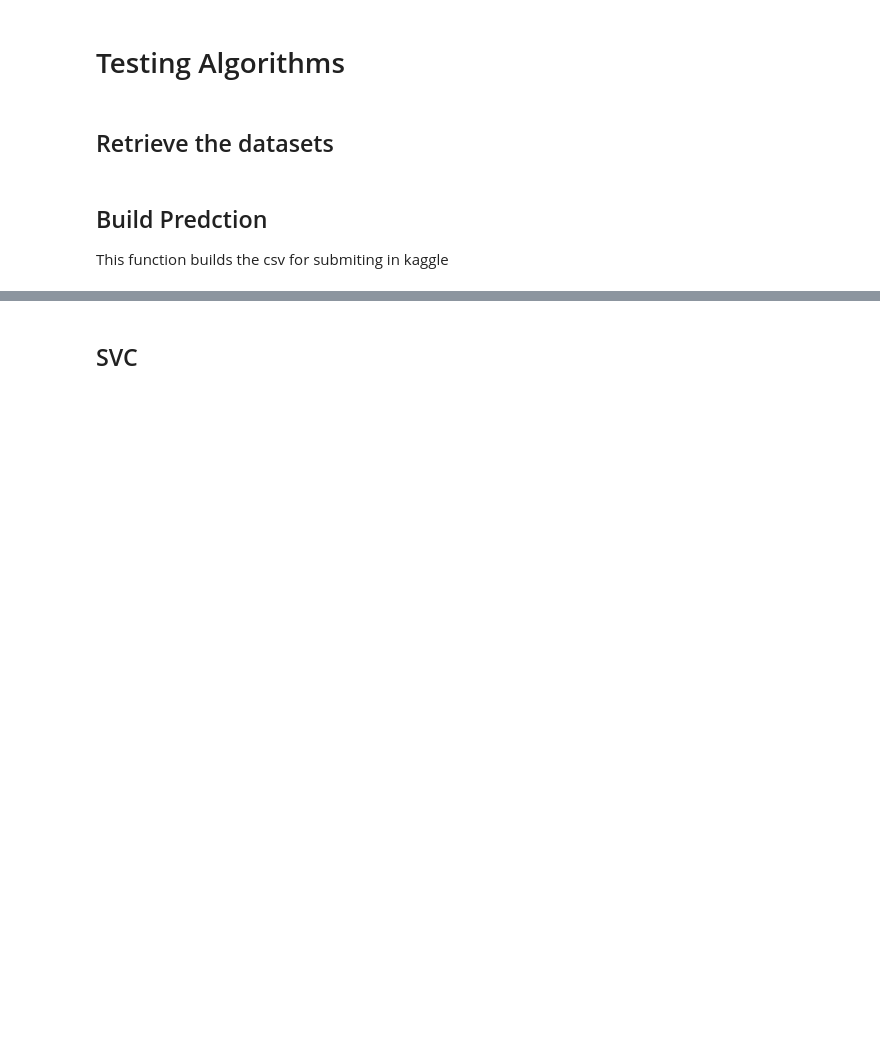
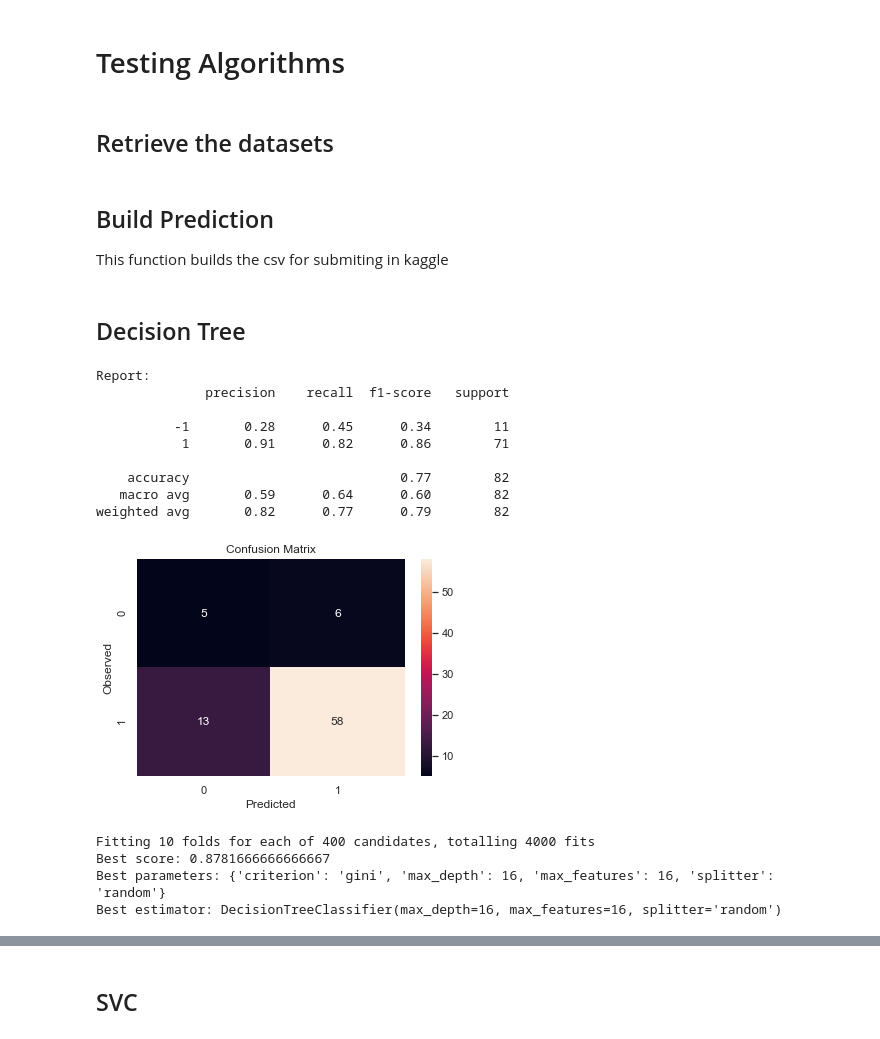
Before and after one commit to claramoreirag/FEUP-AC, a Jupyter notebook: testing.ipynb, the cells around one changed output, grey strips where cells are left out. Drawn from its saved outputs; the diff is of its cells as text; code cells hidden in the pictures; blank space fills up the shorter version.

Commit message:
added more classifiers

```diff
--- a/testing.ipynb
+++ b/testing.ipynb
@@ -6,7 +6,8 @@ import numpy as np
 import math
 import os
 import datetime
-import matplotlib as plt
+import matplotlib.pyplot as plt
+import seaborn as sb
 from sklearn.tree import DecisionTreeClassifier
 from sklearn.svm import SVC
 from sklearn.neighbors import KNeighborsClassifier
@@ -16,13 +17,15 @@ from sklearn.metrics import classification_report, confusion_matrix
 from sklearn.utils import resample
 from sklearn.preprocessing import StandardScaler
 pd.set_option('display.max_columns', 200)
+
+TEST = False
 # %% [markdown]
 ## Retrieve the datasets
 # %%
 test_data = pd.read_csv("./encoded_test.csv", na_values= ['?', 'NA', ''],sep= ',')
 train_data = pd.read_csv("./encoded_train.csv",na_values= ['?', 'NA', ''],sep=  ',')
 # %% [markdown]
-## Build Predction
+## Build Prediction
 This function builds the csv for submiting in kaggle
 # %%
 def build_prediction(pred):
@@ -42,7 +60,55 @@ labels = train_data['status'].values
 # %%
-#(X_train, X_test, y_train, y_test) = train_test_split(inputs, labels, test_size=0.25, random_state=1)
-X_train = train_data.drop(columns=['loan_id', 'status'])
-y_train = train_data['status'].values
+inputs = train_data.drop(columns=['loan_id', 'status'])
+labels = train_data['status'].values
 
-X_test = test_data.drop(columns=['loan_id', 'status'])
-y_test = test_data['status'].values
+if (TEST):
+    X_train = train_data.drop(columns=['loan_id', 'status'])
+    y_train = train_data['status'].values
+
+    X_test = test_data.drop(columns=['loan_id', 'status'])
+    y_test = test_data['status'].values
+else:
+    (X_train, X_test, y_train, y_test) = train_test_split(inputs, labels, test_size=0.25, random_state=1)
+# %% [markdown]
+## Decision Tree
+# %%
+# Create the classifier
+decision_tree_classifier = DecisionTreeClassifier()
+
+# Train the classifier on the training set
+decision_tree_classifier.fit(X_train, y_train)
+
+pred= decision_tree_classifier.predict_proba(X_test) if TEST else decision_tree_classifier.predict(X_test)
+build_prediction(pred)
+# %% [output]
+Report:
+              precision    recall  f1-score   support
+
+          -1       0.28      0.45      0.34        11
+           1       0.91      0.82      0.86        71
+
+    accuracy                           0.77        82
+   macro avg       0.59      0.64      0.60        82
+weighted avg       0.82      0.77      0.79        82
+[figure, added]
+# %%
+parameter_grid = {'criterion': ['gini', 'entropy'],
+                  'splitter': ['best', 'random'],
+                  'max_depth': range(10, 20),
+                  'max_features': range(10,20)}
+
+grid_search = GridSearchCV(DecisionTreeClassifier(),
+                           param_grid=parameter_grid,
+                           cv=10,
+                           verbose=4,
+                           n_jobs=-1)
+
+grid_search.fit(X_train, y_train)
+print('Best score: {}'.format(grid_search.best_score_))
+print('Best parameters: {}'.format(grid_search.best_params_))
+print('Best estimator: {}'.format(grid_search.best_estimator_))
+# %% [output]
+Fitting 10 folds for each of 400 candidates, totalling 4000 fits
+Best score: 0.8781666666666667
+Best parameters: {'criterion': 'gini', 'max_depth': 16, 'max_features': 16, 'splitter': 'random'}
+Best estimator: DecisionTreeClassifier(max_depth=16, max_features=16, splitter='random')
```
Also changed, not shown: parts of 5 cells of this notebook, 1 other file.
